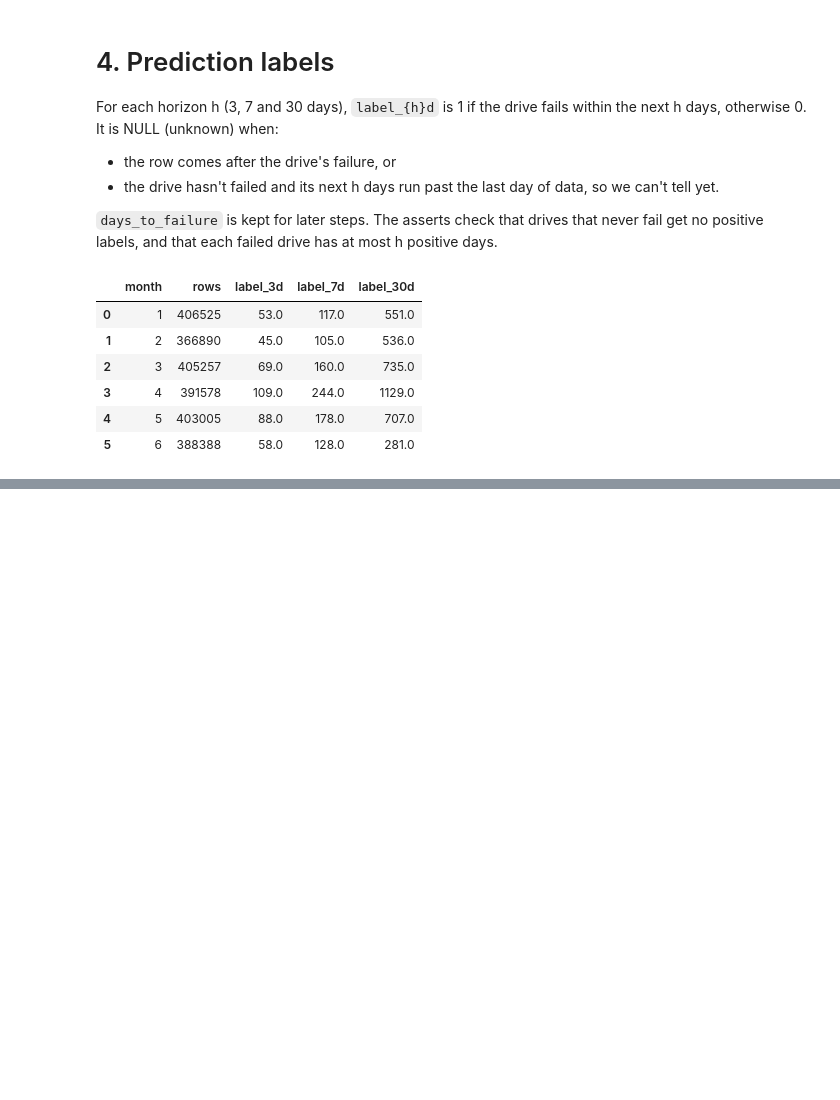
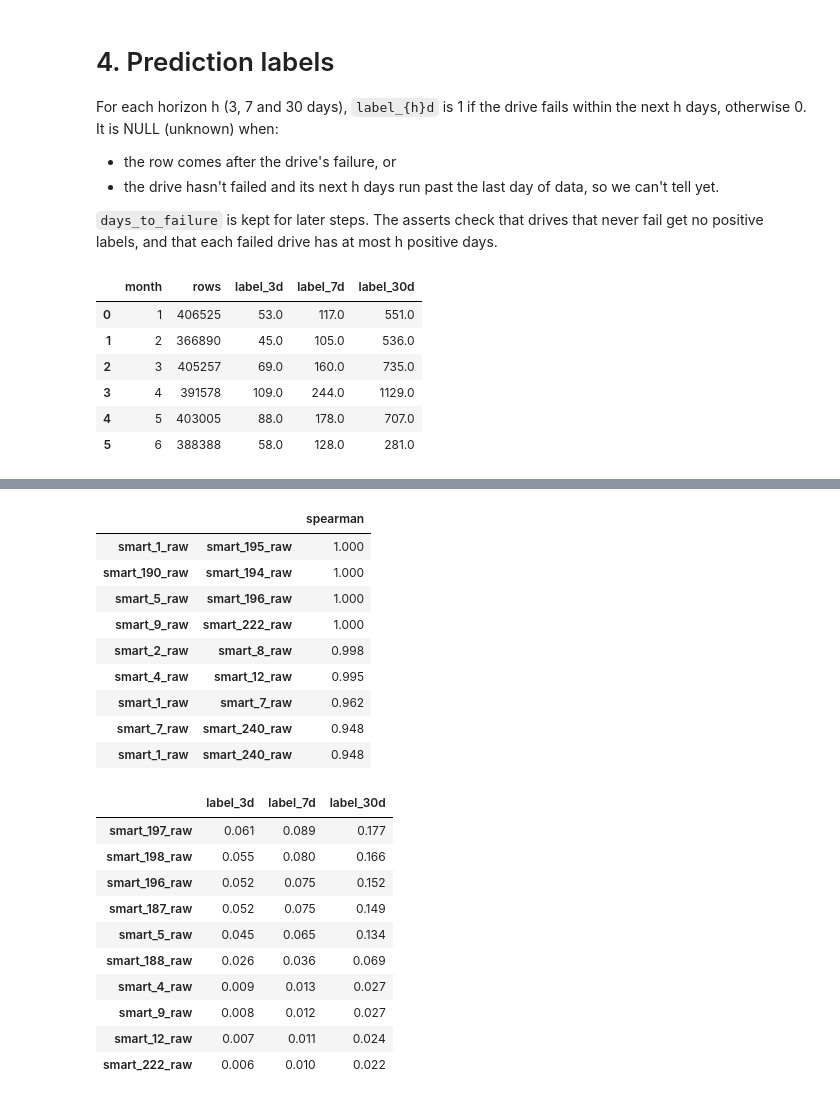
Before and after one commit to matteobombelli/cmpt455-2026-fall-project, a Jupyter notebook: notebooks/EDA_Preprocessing.ipynb, the cells around one changed output, grey strips where cells are left out. Cells and saved outputs as stored; diff of their text form; code cells hidden in the pictures; blank space fills up the shorter version.

```diff
--- a/notebooks/EDA_Preprocessing.ipynb
+++ b/notebooks/EDA_Preprocessing.ipynb
@@ -230,0 +366,27 @@ con.sql("""
+# %%
+pairs = corr.where(np.triu(np.ones(corr.shape, dtype=bool), k=1)).stack()
+display(pairs[pairs.abs() > 0.9].sort_values(key=abs, ascending=False).round(3).to_frame("spearman"))
+
+corr[LABELS].drop(LABELS).sort_values("label_30d", key=abs, ascending=False).round(3).head(10)
+# %% [output]
+|  |  | spearman |
+| smart_1_raw | smart_195_raw | 1.000 |
+| smart_190_raw | smart_194_raw | 1.000 |
+| smart_5_raw | smart_196_raw | 1.000 |
+| smart_9_raw | smart_222_raw | 1.000 |
+| smart_2_raw | smart_8_raw | 0.998 |
+| smart_4_raw | smart_12_raw | 0.995 |
+| smart_1_raw | smart_7_raw | 0.962 |
+| smart_7_raw | smart_240_raw | 0.948 |
+| smart_1_raw | smart_240_raw | 0.948 |
+|  | label_3d | label_7d | label_30d |
+| smart_197_raw | 0.061 | 0.089 | 0.177 |
+| smart_198_raw | 0.055 | 0.080 | 0.166 |
+| smart_196_raw | 0.052 | 0.075 | 0.152 |
+| smart_187_raw | 0.052 | 0.075 | 0.149 |
+| smart_5_raw | 0.045 | 0.065 | 0.134 |
+| smart_188_raw | 0.026 | 0.036 | 0.069 |
+| smart_4_raw | 0.009 | 0.013 | 0.027 |
+| smart_9_raw | 0.008 | 0.012 | 0.027 |
+| smart_12_raw | 0.007 | 0.011 | 0.024 |
+| smart_222_raw | 0.006 | 0.010 | 0.022 |
```
Also changed, not shown: parts of 11 cells of this notebook.
